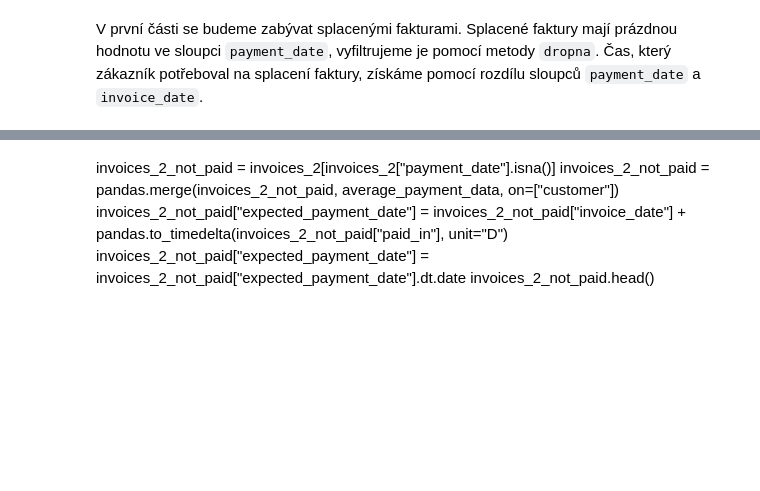
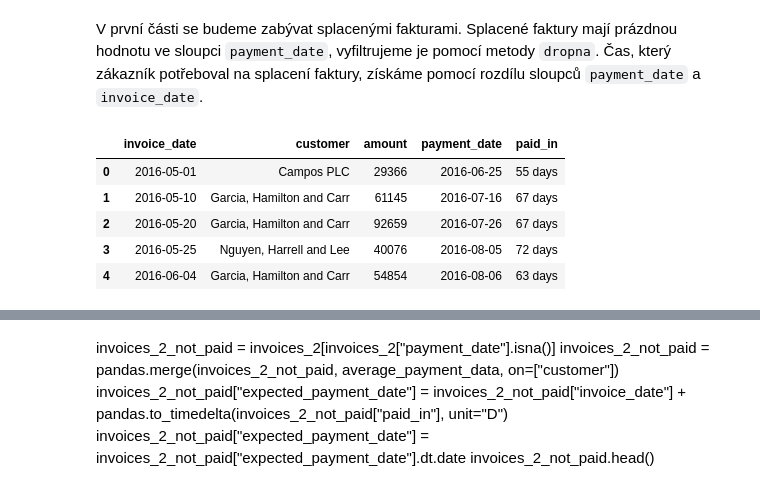
Before and after one commit to pesikj/PythonProDataScience, a Jupyter notebook: 02/lekce.ipynb, the cells around one changed output, grey strips where cells are left out. Saved outputs shown, nothing was run; the diff lists cells and outputs as text; code cells hidden in the pictures; blank space fills up the shorter version.

```diff
--- a/02/lekce.ipynb
+++ b/02/lekce.ipynb
@@ -262,7 +262,7 @@ Uvažujme, že nyní máme k dispozici delší časovou řadu faktur. Nejprve sp
 
 Nejprve načteme tabulku s fakturami.
 # %%
-invoices_2 = pandas.read_csv("invoices_2.csv")
-invoices_2["invoice_date"] = pandas.to_datetime(invoices_2["invoice_date"], dayfirst=True)
-invoices_2.head()
+data = pd.read_csv("invoices.csv")
+data["invoice_date"] = pd.to_datetime(data["invoice_date"], dayfirst=True)
+data.head()
 # %% [output]
@@ -270,8 +275,15 @@ FileNotFoundError: [Errno 2] No such file or directory: 'invoices_2.csv'
 # %% [markdown]
 V první části se budeme zabývat splacenými fakturami. Splacené faktury mají prázdnou hodnotu ve sloupci `payment_date`, vyfiltrujeme je pomocí metody `dropna`. Čas, který zákazník potřeboval na splacení faktury, získáme pomocí rozdílu sloupců `payment_date` a `invoice_date`.
 # %%
-invoices_2_paid = invoices_2.dropna().reset_index(drop=True)
-invoices_2_paid["payment_date"] = pandas.to_datetime(invoices_2_paid["payment_date"], dayfirst=True)
-invoices_2_paid["paid_in"] = invoices_2_paid["payment_date"] - invoices_2_paid["invoice_date"]
-invoices_2_paid.head()
+data_paid = data.dropna().reset_index(drop=True)
+data_paid["payment_date"] = pd.to_datetime(data_paid["payment_date"], dayfirst=True)
+data_paid["paid_in"] = data_paid["payment_date"] - data_paid["invoice_date"]
+data_paid.head()
+# %% [output]
+|  | invoice_date | customer | amount | payment_date | paid_in |
+| 0 | 2016-05-01 | Campos PLC | 29366 | 2016-06-25 | 55 days |
+| 1 | 2016-05-10 | Garcia, Hamilton and Carr | 61145 | 2016-07-16 | 67 days |
+| 2 | 2016-05-20 | Garcia, Hamilton and Carr | 92659 | 2016-07-26 | 67 days |
+| 3 | 2016-05-25 | Nguyen, Harrell and Lee | 40076 | 2016-08-05 | 72 days |
+| 4 | 2016-06-04 | Garcia, Hamilton and Carr | 54854 | 2016-08-06 | 63 days |
 # %%
```
Also changed, not shown: parts of 9 cells of this notebook.
